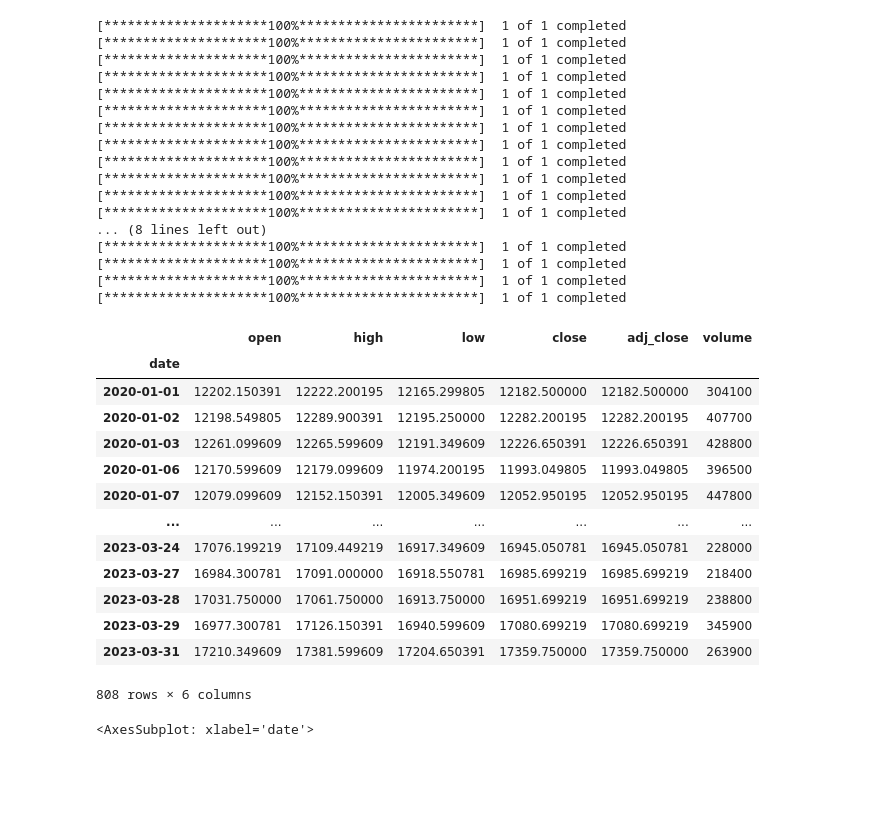
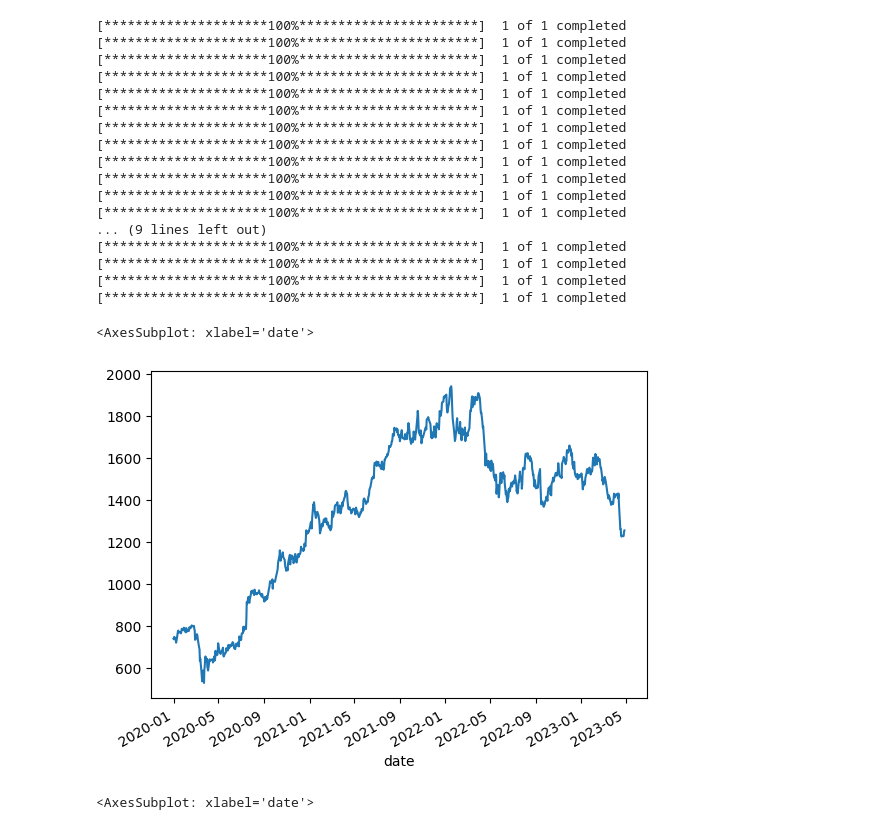
Before and after one commit to ganeshIIT/Stocks, a Jupyter notebook: analysis.ipynb, the cells around one changed output. Saved outputs shown, nothing was run; the diff lists cells and outputs as text; code cells hidden in the pictures; blank space fills up the shorter version.

Commit message:
Added infy

```diff
--- a/analysis.ipynb
+++ b/analysis.ipynb
@@ -42,6 +42,7 @@ PIDILITIND
 ,AUBANK
 ,COFORGE
 ,TECHM
+,INFY
 ,NIFTY
 ) = (
     reader.get_ticker_data(ticker)
@@ -69,6 +70,7 @@ PIDILITIND
             ,'AUBANK.NS'
             ,'COFORGE.NS'
             ,'TECHM.NS'
+            ,'INFY.NS'
             ,'^NSEI']
 )
 
@@ -87,28 +89,16 @@ PIDILITIND
 [*********************100%***********************]  1 of 1 completed
 [*********************100%***********************]  1 of 1 completed
 [*********************100%***********************]  1 of 1 completed
-... (8 lines left out)
+... (9 lines left out)
 [*********************100%***********************]  1 of 1 completed
 [*********************100%***********************]  1 of 1 completed
 [*********************100%***********************]  1 of 1 completed
 [*********************100%***********************]  1 of 1 completed
-# %%
-NIFTY
-# %% [output]
-|  | open | high | low | close | adj_close | volume |
-| date |  |  |  |  |  |  |
-| 2020-01-01 | 12202.150391 | 12222.200195 | 12165.299805 | 12182.500000 | 12182.500000 | 304100 |
-| 2020-01-02 | 12198.549805 | 12289.900391 | 12195.250000 | 12282.200195 | 12282.200195 | 407700 |
-| 2020-01-03 | 12261.099609 | 12265.599609 | 12191.349609 | 12226.650391 | 12226.650391 | 428800 |
-| 2020-01-06 | 12170.599609 | 12179.099609 | 11974.200195 | 11993.049805 | 11993.049805 | 396500 |
-| 2020-01-07 | 12079.099609 | 12152.150391 | 12005.349609 | 12052.950195 | 12052.950195 | 447800 |
-| ... | ... | ... | ... | ... | ... | ... |
-| 2023-03-24 | 17076.199219 | 17109.449219 | 16917.349609 | 16945.050781 | 16945.050781 | 228000 |
-| 2023-03-27 | 16984.300781 | 17091.000000 | 16918.550781 | 16985.699219 | 16985.699219 | 218400 |
-| 2023-03-28 | 17031.750000 | 17061.750000 | 16913.750000 | 16951.699219 | 16951.699219 | 238800 |
-| 2023-03-29 | 16977.300781 | 17126.150391 | 16940.599609 | 17080.699219 | 17080.699219 | 345900 |
-| 2023-03-31 | 17210.349609 | 17381.599609 | 17204.650391 | 17359.750000 | 17359.750000 | 263900 |
-808 rows × 6 columns
+# %%
+INFY.close.plot()
+# %% [output]
+<AxesSubplot: xlabel='date'>
+[figure, added]
 # %%
 ax = DATAPATTNS.close.rolling(7).mean().plot()
 DATAPATTNS.close.plot(ax=ax)
```
Also changed, not shown: 2 other files.
